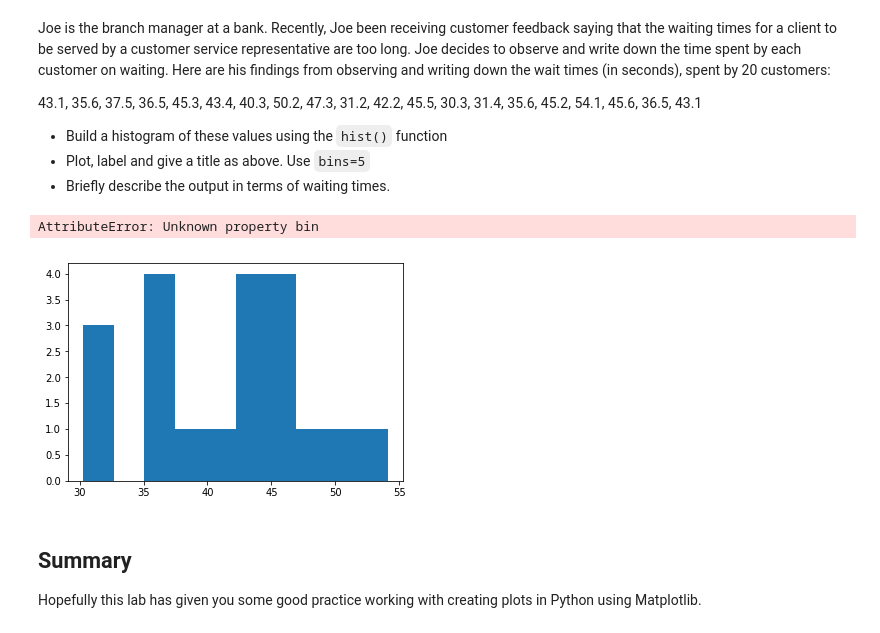
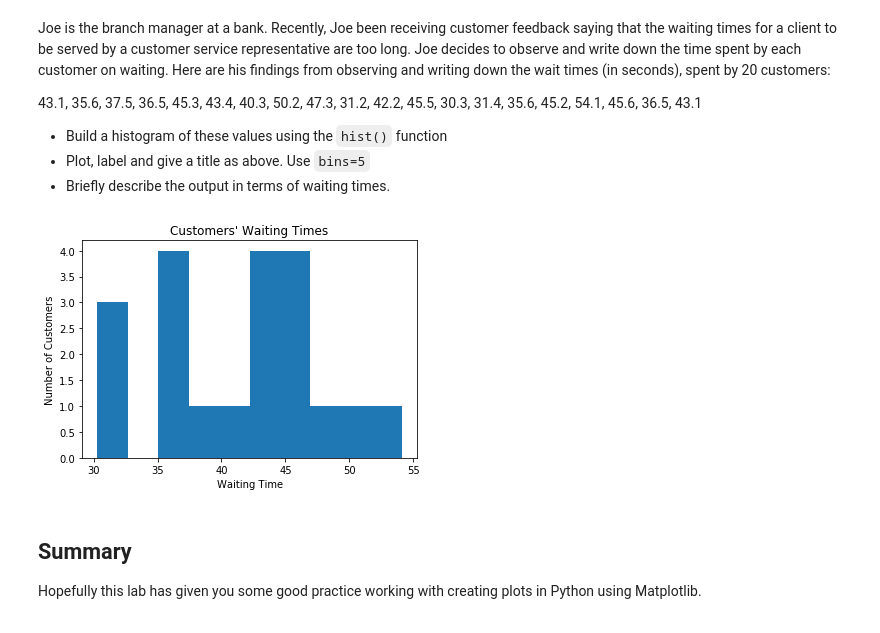
Before and after one commit to joaobretas/dsc-0-01-22-visualizing-data-lab-online-ds-sp-000, a Jupyter notebook: index.ipynb, the cells around one changed output. Drawn from its saved outputs; the diff is of its cells as text; code cells hidden in the pictures.

```diff
--- a/index.ipynb
+++ b/index.ipynb
@@ -93,16 +93,15 @@ Joe is the branch manager at a bank. Recently, Joe been receiving customer feedb
 # %%
 x = [43.1, 35.6, 37.5, 36.5, 45.3, 43.4, 40.3, 50.2, 47.3, 31.2, 42.2, 45.5, 30.3, 31.4, 35.6, 45.2, 54.1, 45.6, 36.5, 43.1]
 
 #Plot the distogram with hist() function
-plt.hist(x, bin=5)
+plt.hist(x, bins=10)
 # Label, give title and show the plot
 plt.xlabel('Waiting Time')
 plt.ylabel('Number of Customers')
 plt.title("Customers' Waiting Times")
 plt.show()
 # %% [output]
-AttributeError: Unknown property bin
-[figure, old version]
+[figure, new version]
 # %% [markdown]
 ## Summary
 
```
